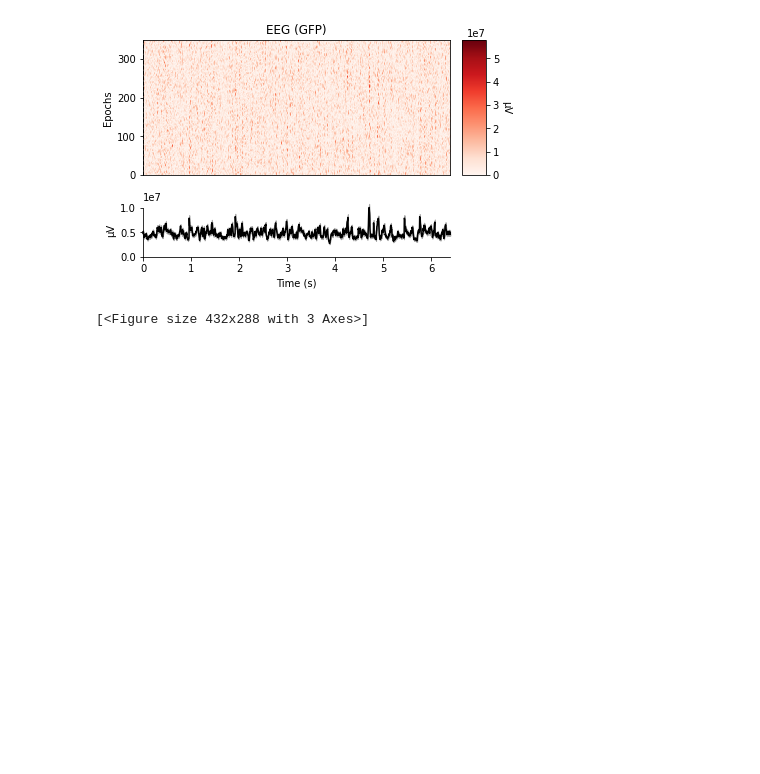
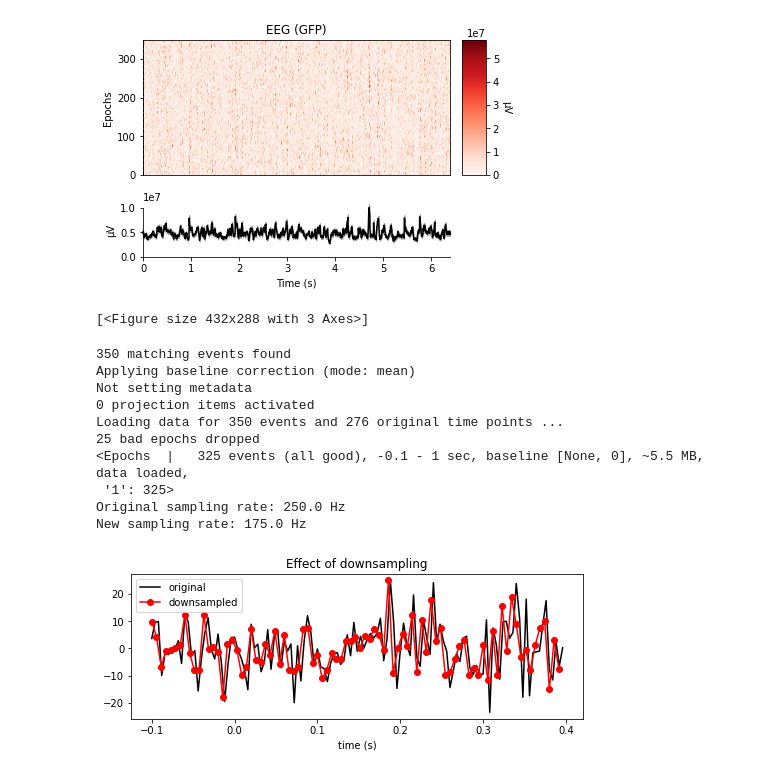
Before and after one commit to dpostolovski/eeg_is, a Jupyter notebook: IS_project.ipynb, the cells around one changed output. Saved outputs shown, nothing was run; the diff lists cells and outputs as text; code cells hidden in the pictures; blank space fills up the shorter version.

Commit message:
Normalizacija br.2, downsampling #9 #11

```diff
--- a/IS_project.ipynb
+++ b/IS_project.ipynb
@@ -366,3 +405,41 @@ Not setting metadata
 combining channels using "gfp"
 [figure]
 [<Figure size 432x288 with 3 Axes>]
+# %%
+#@title Downsampling
+events = raw_data.events
+epochs = mne.Epochs(raw, events, tmin=-0.1, tmax=1, preload=True)
+print(epochs)
+# Downsample to 175 Hz
+print('Original sampling rate:', epochs.info['sfreq'], 'Hz')
+epochs_resampled = epochs.copy().resample(175, npad='auto')
+print('New sampling rate:', epochs_resampled.info['sfreq'], 'Hz')
+
+# Plot a piece of data to see the effects of downsampling
+plt.figure(figsize=(7, 3))
+
+n_samples_to_plot = int(0.5 * epochs.info['sfreq'])  # plot 0.5 seconds of data
+plt.plot(epochs.times[:n_samples_to_plot],
+         epochs.get_data()[ 0, 0, :n_samples_to_plot], color='black')
+
+n_samples_to_plot = int(0.5 * epochs_resampled.info['sfreq'])
+plt.plot(epochs_resampled.times[:n_samples_to_plot],
+         epochs_resampled.get_data()[ 0, 0, :n_samples_to_plot],
+         '-o', color='red')
+
+plt.xlabel('time (s)')
+plt.legend(['original', 'downsampled'], loc='best')
+plt.title('Effect of downsampling')
+mne.viz.tight_layout()
+# %% [output]
+350 matching events found
+Applying baseline correction (mode: mean)
+Not setting metadata
+0 projection items activated
+Loading data for 350 events and 276 original time points ...
+25 bad epochs dropped
+<Epochs  |   325 events (all good), -0.1 - 1 sec, baseline [None, 0], ~5.5 MB, data loaded,
+ '1': 325>
+Original sampling rate: 250.0 Hz
+New sampling rate: 175.0 Hz
+[figure, added]
```
Also changed, not shown: parts of 2 cells of this notebook.
